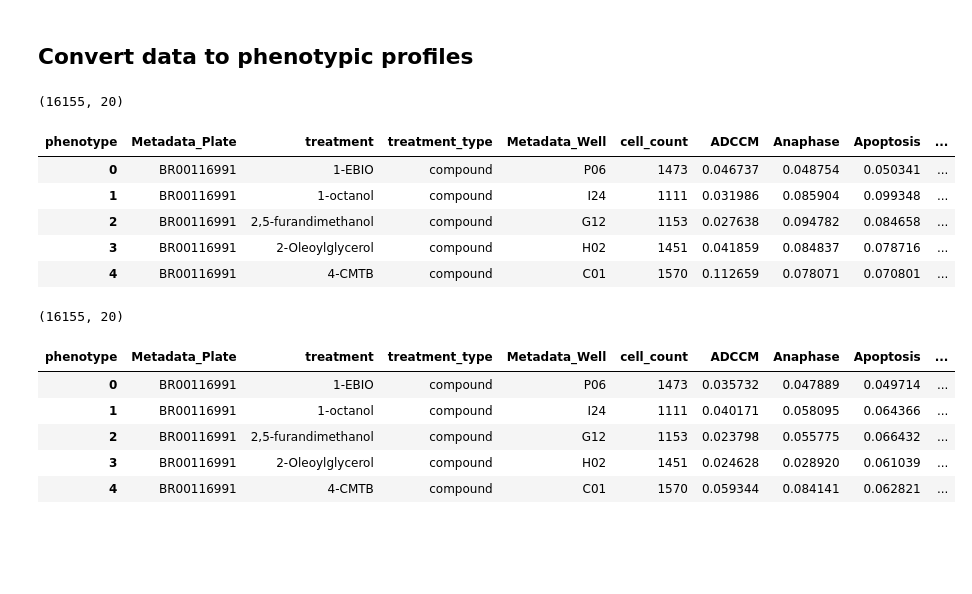
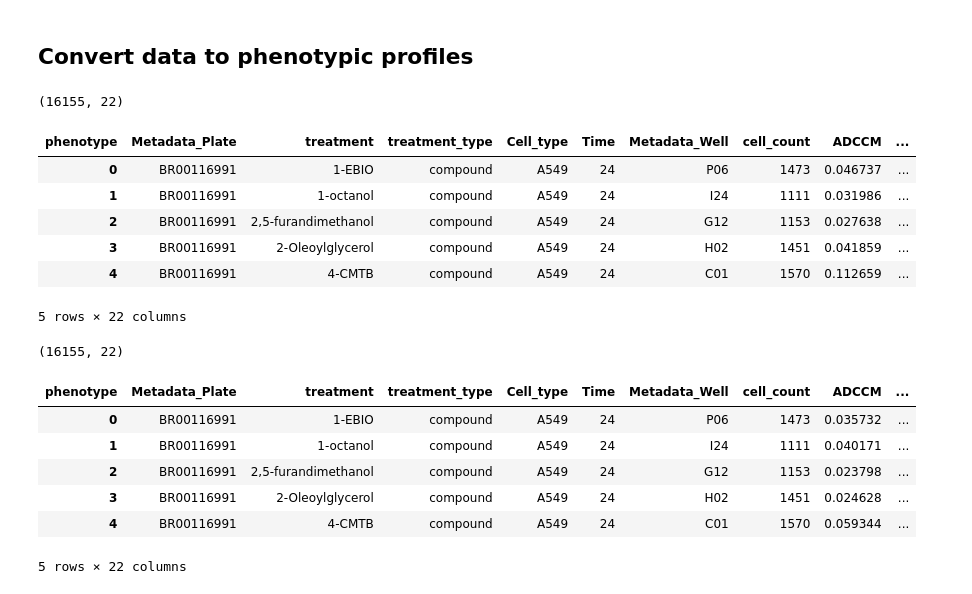
Before and after one commit to WayScience/phenotypic_profiling, a Jupyter notebook: 3.evaluate_model/process_jump_phenotype_profiles.ipynb, the cells around one changed output. Drawn from its saved outputs; the diff is of its cells as text; code cells hidden in the pictures; blank space fills up the shorter version.

Commit message:
integrate extended jump metadata

```diff
--- a/3.evaluate_model/process_jump_phenotype_profiles.ipynb
+++ b/3.evaluate_model/process_jump_phenotype_profiles.ipynb
@@ -52,0 +85,27 @@ jump_pred_df.head()
+# %%
+# Merge dataframes and retain only informative columns
+jump_pred_df = (
+    jump_pred_df
+    .merge(
+        jump_metadata_df,
+        left_on="Metadata_Plate",
+        right_on="Assay_Plate_Barcode"
+    )
+    .drop(columns=[
+        "Batch",
+        "Plate_Map_Name",
+        "Perturbation",
+        "Density",
+        "Antibiotics",
+        "Cell_line",
+        "Time_delay",
+        "Times_imaged",
+        "Anomaly",
+        "Number_of_images",
+        "Assay_Plate_Barcode"
+    ])
+    .reset_index(drop=True)
+)
+
+print(jump_pred_df.shape)
+jump_pred_df.head()
@@ -120,30 +187,47 @@ Name: phenotype, dtype: int64
 # %%
 jump_wide_final_df = (
     jump_pred_df
     .query("Metadata_model_type == 'final'")
     .drop(columns=["p_value"])
-    .pivot(index=["Metadata_Plate", "treatment", "treatment_type", "Metadata_Well", "cell_count"], columns="phenotype", values="comparison_metric_value")
+    .pivot(index=[
+        "Metadata_Plate",
+        "treatment",
+        "treatment_type",
+        "Cell_type",
+        "Time",
+        "Metadata_Well",
+        "cell_count"
+    ], columns="phenotype", values="comparison_metric_value")
     .reset_index()
 )
 
 jump_wide_final_df.to_csv(final_jump_phenotype_file, sep="\t", index=False)
 
 print(jump_wide_final_df.shape)
 jump_wide_final_df.head()
 # %% [output]
-(16155, 20)
+(16155, 22)
-| phenotype | Metadata_Plate | treatment | treatment_type | Metadata_Well | cell_count | ADCCM | Anaphase | Apoptosis | ... |
-| 0 | BR00116991 | 1-EBIO | compound | P06 | 1473 | 0.046737 | 0.048754 | 0.050341 | ... |
-| 1 | BR00116991 | 1-octanol | compound | I24 | 1111 | 0.031986 | 0.085904 | 0.099348 | ... |
-| 2 | BR00116991 | 2,5-furandimethanol | compound | G12 | 1153 | 0.027638 | 0.094782 | 0.084658 | ... |
-| 3 | BR00116991 | 2-Oleoylglycerol | compound | H02 | 1451 | 0.041859 | 0.084837 | 0.078716 | ... |
-| 4 | BR00116991 | 4-CMTB | compound | C01 | 1570 | 0.112659 | 0.078071 | 0.070801 | ... |
+| phenotype | Metadata_Plate | treatment | treatment_type | Cell_type | Time | Metadata_Well | cell_count | ADCCM | ... |
+| 0 | BR00116991 | 1-EBIO | compound | A549 | 24 | P06 | 1473 | 0.046737 | ... |
+| 1 | BR00116991 | 1-octanol | compound | A549 | 24 | I24 | 1111 | 0.031986 | ... |
+| 2 | BR00116991 | 2,5-furandimethanol | compound | A549 | 24 | G12 | 1153 | 0.027638 | ... |
+| 3 | BR00116991 | 2-Oleoylglycerol | compound | A549 | 24 | H02 | 1451 | 0.041859 | ... |
+| 4 | BR00116991 | 4-CMTB | compound | A549 | 24 | C01 | 1570 | 0.112659 | ... |
+5 rows × 22 columns
 # %%
 jump_wide_shuffled_df = (
     jump_pred_df
     .query("Metadata_model_type == 'shuffled'")
     .drop(columns=["p_value"])
-    .pivot(index=["Metadata_Plate", "treatment", "treatment_type", "Metadata_Well", "cell_count"], columns="phenotype", values="comparison_metric_value")
+    .pivot(index=[
+        "Metadata_Plate",
+        "treatment",
+        "treatment_type",
+        "Cell_type",
+        "Time",
+        "Metadata_Well",
+        "cell_count"
+    ], columns="phenotype", values="comparison_metric_value")
     .reset_index()
 )
 
@@ -152,10 +236,11 @@ jump_wide_shuffled_df.to_csv(shuffled_jump_phenotype_file, sep="\t", index=False
 print(jump_wide_shuffled_df.shape)
 jump_wide_shuffled_df.head()
 # %% [output]
-(16155, 20)
+(16155, 22)
-| phenotype | Metadata_Plate | treatment | treatment_type | Metadata_Well | cell_count | ADCCM | Anaphase | Apoptosis | ... |
-| 0 | BR00116991 | 1-EBIO | compound | P06 | 1473 | 0.035732 | 0.047889 | 0.049714 | ... |
-| 1 | BR00116991 | 1-octanol | compound | I24 | 1111 | 0.040171 | 0.058095 | 0.064366 | ... |
-| 2 | BR00116991 | 2,5-furandimethanol | compound | G12 | 1153 | 0.023798 | 0.055775 | 0.066432 | ... |
-| 3 | BR00116991 | 2-Oleoylglycerol | compound | H02 | 1451 | 0.024628 | 0.028920 | 0.061039 | ... |
-| 4 | BR00116991 | 4-CMTB | compound | C01 | 1570 | 0.059344 | 0.084141 | 0.062821 | ... |
+| phenotype | Metadata_Plate | treatment | treatment_type | Cell_type | Time | Metadata_Well | cell_count | ADCCM | ... |
+| 0 | BR00116991 | 1-EBIO | compound | A549 | 24 | P06 | 1473 | 0.035732 | ... |
+| 1 | BR00116991 | 1-octanol | compound | A549 | 24 | I24 | 1111 | 0.040171 | ... |
+| 2 | BR00116991 | 2,5-furandimethanol | compound | A549 | 24 | G12 | 1153 | 0.023798 | ... |
+| 3 | BR00116991 | 2-Oleoylglycerol | compound | A549 | 24 | H02 | 1451 | 0.024628 | ... |
+| 4 | BR00116991 | 4-CMTB | compound | A549 | 24 | C01 | 1570 | 0.059344 | ... |
+5 rows × 22 columns
```
Also changed, not shown: parts of 5 cells of this notebook, 1 other file.
